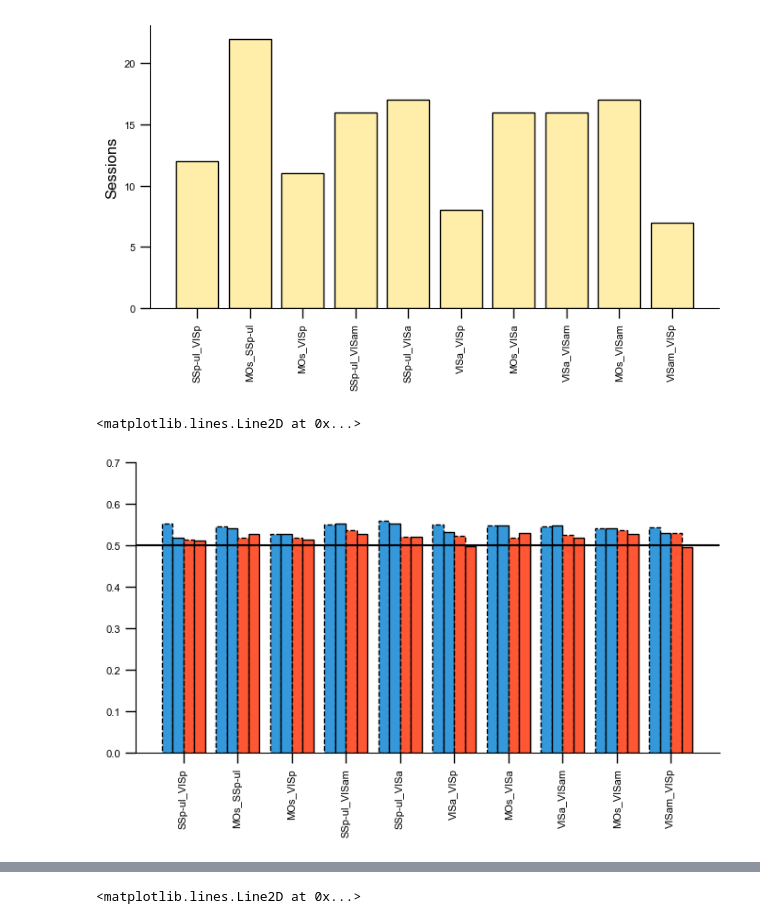
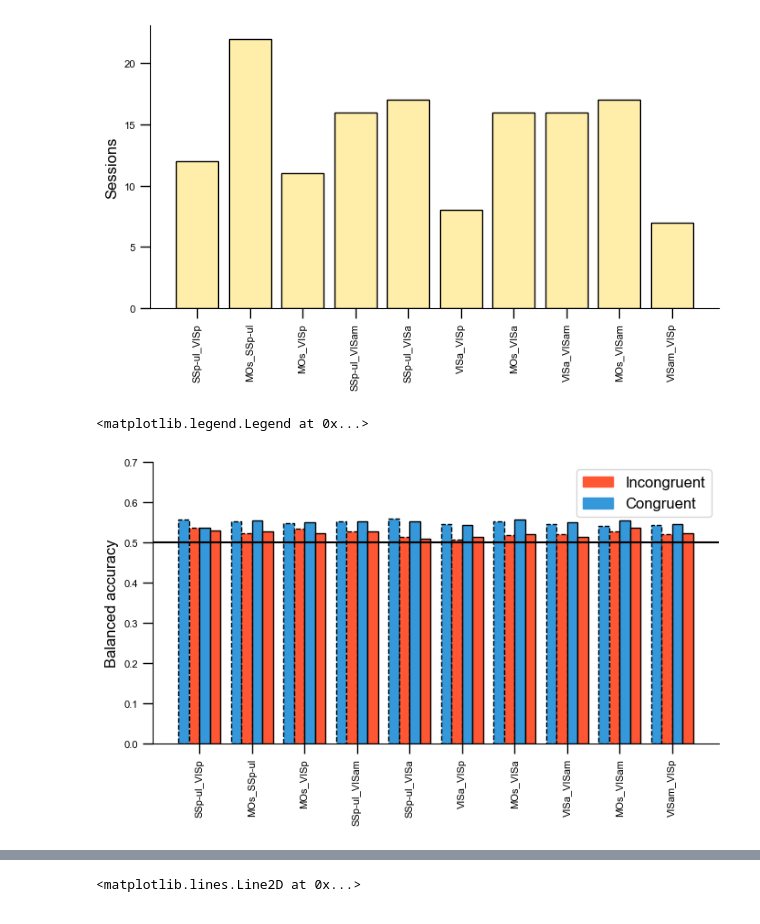
Before and after one commit to debottamKundu/ibl-partial-info-decomp, a Jupyter notebook: notebooks/multiregiondecoders.ipynb, the cells around one changed output, grey strips where cells are left out. Saved outputs shown, nothing was run; the diff lists cells and outputs as text; code cells hidden in the pictures.

```diff
--- a/notebooks/multiregiondecoders.ipynb
+++ b/notebooks/multiregiondecoders.ipynb
@@ -91,10 +92,11 @@ def null_accuracies_for_wifi(files):
     return null_means, null_stds
 # %%
 # files_stim = np.sort(glob("../data/generated/wfi_decoders/stim/equi_3/*.pkl"))
-files_choice = np.sort(glob("../data/generated/wfi_decoders/choice/equi_3/*.pkl"))
 # files_stim_null = np.sort(glob("../data/generated/wfi_decoders/stim/null/*.pkl"))
 # files_choice_null = np.sort(glob("../data/generated/wfi_decoders/choice/null/*.pkl"))
 
+files_choice = np.sort(glob("../data/generated/wfi_decoders/choice/subsampled/*.pkl"))
+files_choice_acc = np.sort(glob("../data/generated/wfi_decoders/choice/equi_3/*.pkl"))
 files_stim = np.sort(
     glob("../data/generated/significant_pid_decoders/stim_decoder_only/hyperopt/*.pkl")
 )
@@ -504,7 +506,7 @@ def mean_accuracies_for_wifi_by_conditions(files):
 from collections import defaultdict
 
 
-def mean_accuracies_flexible_regions(files):
+def mean_accuracies_flexible_regions(files, balanced=True):
     # data_store[region_name][frame_index] = list of [val1, val2, val3, val4] arrays
     data_store = defaultdict(lambda: defaultdict(list))
 
@@ -534,18 +536,23 @@ def mean_accuracies_flexible_regions(files):
                 region_name = match[0] + "_" + match[1]
 
                 results = d[frame][k]["results"]
-
-                mean_a_cong = [r["balanced_acc_A_cong"] for r in results]
-                mean_b_cong = [r["balanced_acc_B_cong"] for r in results]
-                mean_a_incong = [r["balanced_acc_A_incong"] for r in results]
-                mean_b_incong = [r["balanced_acc_B_incong"] for r in results]
+                if balanced:
+                    mean_a_cong = [r["balanced_acc_A_cong"] for r in results]
+                    mean_b_cong = [r["balanced_acc_B_cong"] for r in results]
+                    mean_a_incong = [r["balanced_acc_A_incong"] for r in results]
+                    mean_b_incong = [r["balanced_acc_B_incong"] for r in results]
+                else:
+                    mean_a_cong = [r["accuracy_A_cong"] for r in results]
+                    mean_b_cong = [r["accuracy_B_cong"] for r in results]
+                    mean_a_incong = [r["accuracy_A_incong"] for r in results]
+                    mean_b_incong = [r["accuracy_B_incong"] for r in results]
 
                 # Calculate the 4 means for this specific file
                 current_file_means = np.array(
                     [
                         np.mean(mean_a_cong),
+                        np.mean(mean_a_incong),
                         np.mean(mean_b_cong),
-                        np.mean(mean_a_incong),
                         np.mean(mean_b_incong),
                     ]
                 )
@@ -571,7 +578,9 @@ def mean_accuracies_flexible_regions(files):
         final_region_counts[region_name] = counts_matrix
     return final_region_means, final_region_counts
 # %%
-mean_accuracies_by_condition_stim, counts_matrix = mean_accuracies_flexible_regions(files_stim)
+mean_accuracies_by_condition_stim, counts_matrix = mean_accuracies_flexible_regions(
+    files_stim, True
+)
 # %%
 mean_accuracies_x = np.asarray(list(mean_accuracies_by_condition_stim.values()))
 region_keys = list(mean_accuracies_by_condition_stim.keys())
@@ -593,26 +602,31 @@ Text(0, 0.5, 'Sessions')
 # %%
 fig, ax = plt.subplots(figsize=(8, 4))
 
 colors = [
     "#3498DB",
+    "#FF5733",
     "#3498DB",
     "#FF5733",
-    "#FF5733",
 ]
-linestyle = ["--", "-", "--", "-"]
+linestyle = ["--", "--", "-", "-"]
 for idx in range(4):
     ax.bar(
         np.arange(len(region_keys)) + 0.2 * idx,
-        mean_accuracies_x[:, 0, idx],
+        mean_accuracies_x[:, 1, idx],
         width=0.2,
         color=colors[idx],
         edgecolor="k",
         linestyle=linestyle[idx],
     )
 
 ax.set_xticks(np.arange(len(region_keys)) + 0.2 * (4 - 1) / 2, region_keys, rotation=90)
 ax.set_ylim(0, 0.7)
 ax.axhline(0.5)
+ax.set_ylabel("Balanced accuracy")
+
+red_patch = mpatches.Patch(color="#FF5733", label="Incongruent")
+blue_patch = mpatches.Patch(color="#3498DB", label="Congruent")
+plt.legend(handles=[red_patch, blue_patch])
 # %% [output]
-<matplotlib.lines.Line2D at 0x...>
+<matplotlib.legend.Legend at 0x...>
-[figure, old version]
+[figure, new version]
```
Also changed, not shown: parts of 25 cells of this notebook, 2 other files.
